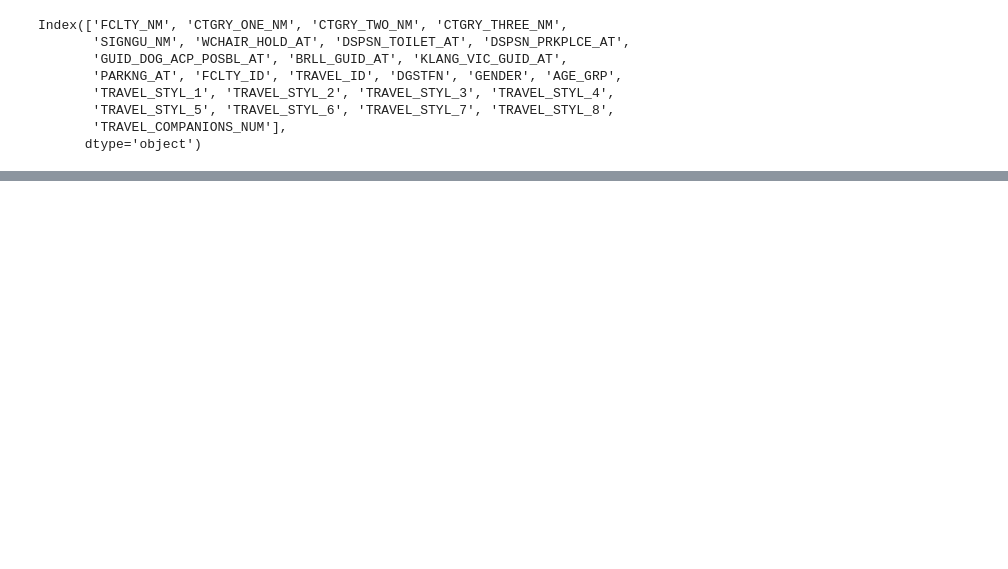
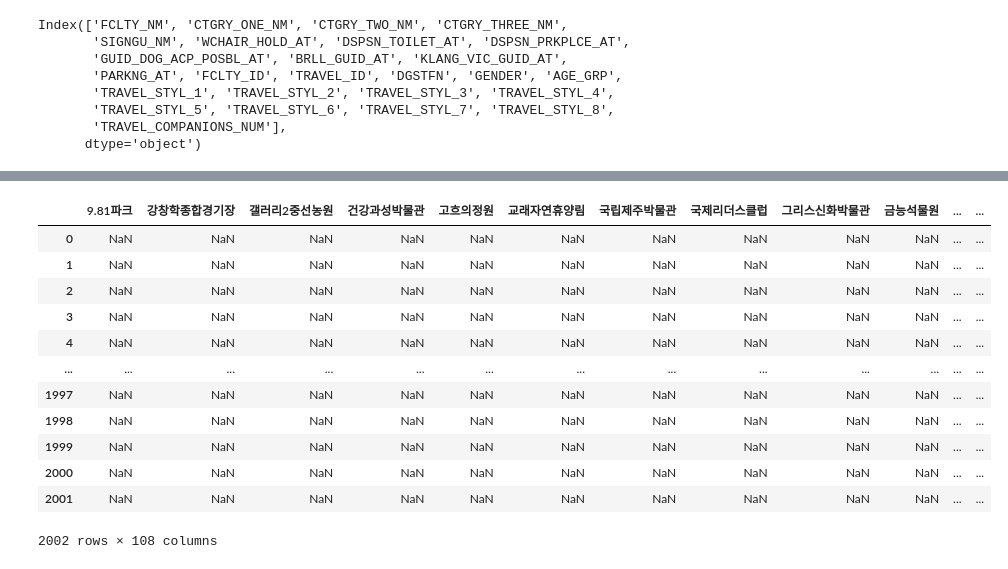
Before and after one commit to hanhee-cho/DA36_mini2_Jeju_for_All, a Jupyter notebook: hg_temp.ipynb, the cells around one changed output, grey strips where cells are left out. Cells and saved outputs as stored; diff of their text form; code cells hidden in the pictures; blank space fills up the shorter version.

```diff
--- a/hg_temp.ipynb
+++ b/hg_temp.ipynb
@@ -285,0 +325,27 @@ df['DGSTFN']
+# %%
+import unicodedata
+
+# 유니코드 정규화 적용 후 고유 값 확인
+df['FCLTY_NM'] = df['FCLTY_NM'].apply(lambda x: unicodedata.normalize('NFKC', str(x)).strip())
+places = list(df['FCLTY_NM'].unique())
+# %%
+visit_records = X.index
+
+# 빈 DataFrame 생성
+dgstfn_pred_df = pd.DataFrame(index=visit_records, columns=places)
+
+dgstfn_pred_df
+# %% [output]
+|  | 9.81파크 | 강창학종합경기장 | 갤러리2중선농원 | 건강과성박물관 | 고흐의정원 | 교래자연휴양림 | 국립제주박물관 | 국제리더스클럽 | 그리스신화박물관 | 금능석물원 | ... | ... |
+| 0 | NaN | NaN | NaN | NaN | NaN | NaN | NaN | NaN | NaN | NaN | ... | ... |
+| 1 | NaN | NaN | NaN | NaN | NaN | NaN | NaN | NaN | NaN | NaN | ... | ... |
+| 2 | NaN | NaN | NaN | NaN | NaN | NaN | NaN | NaN | NaN | NaN | ... | ... |
+| 3 | NaN | NaN | NaN | NaN | NaN | NaN | NaN | NaN | NaN | NaN | ... | ... |
+| 4 | NaN | NaN | NaN | NaN | NaN | NaN | NaN | NaN | NaN | NaN | ... | ... |
+| ... | ... | ... | ... | ... | ... | ... | ... | ... | ... | ... | ... | ... |
+| 1997 | NaN | NaN | NaN | NaN | NaN | NaN | NaN | NaN | NaN | NaN | ... | ... |
+| 1998 | NaN | NaN | NaN | NaN | NaN | NaN | NaN | NaN | NaN | NaN | ... | ... |
+| 1999 | NaN | NaN | NaN | NaN | NaN | NaN | NaN | NaN | NaN | NaN | ... | ... |
+| 2000 | NaN | NaN | NaN | NaN | NaN | NaN | NaN | NaN | NaN | NaN | ... | ... |
+| 2001 | NaN | NaN | NaN | NaN | NaN | NaN | NaN | NaN | NaN | NaN | ... | ... |
+2002 rows × 108 columns
```
Also changed, not shown: parts of 10 cells of this notebook.
